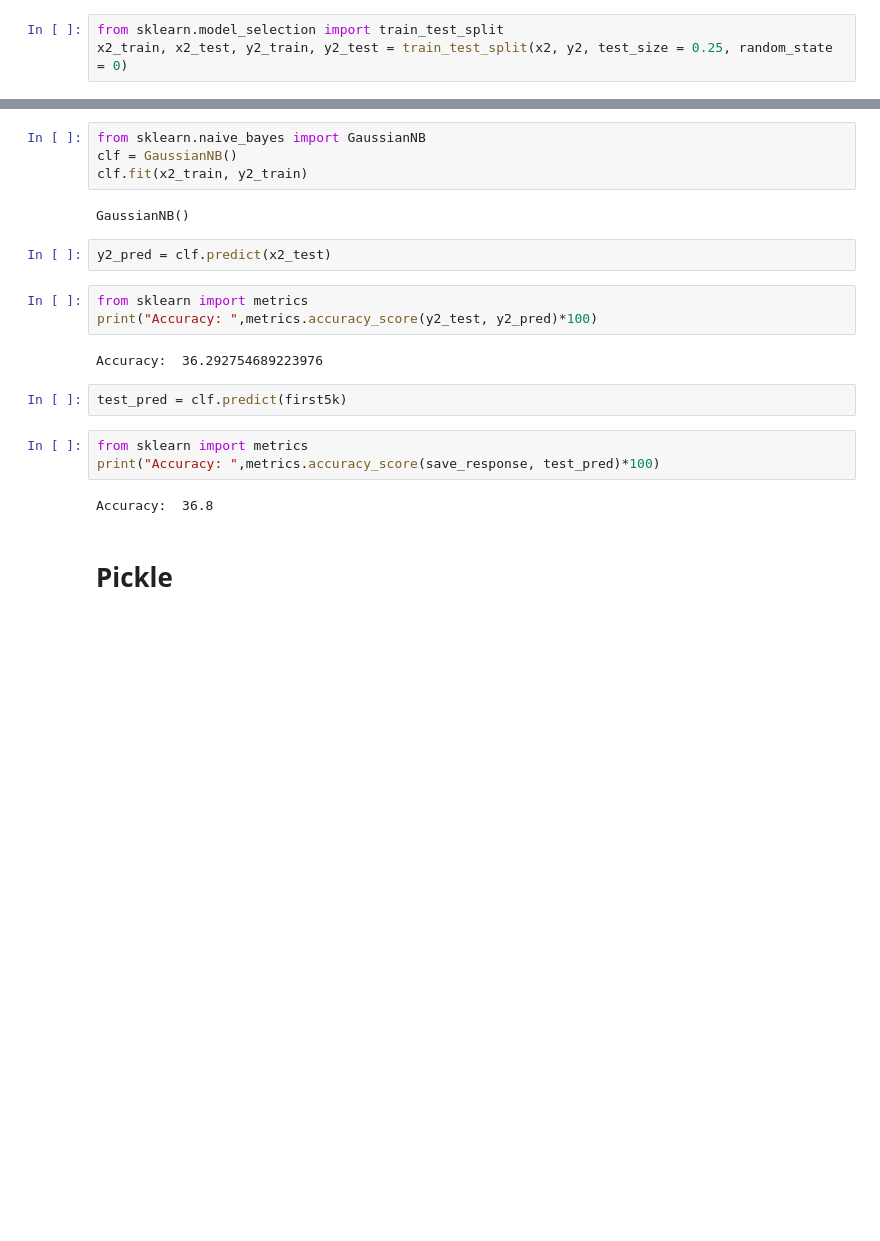
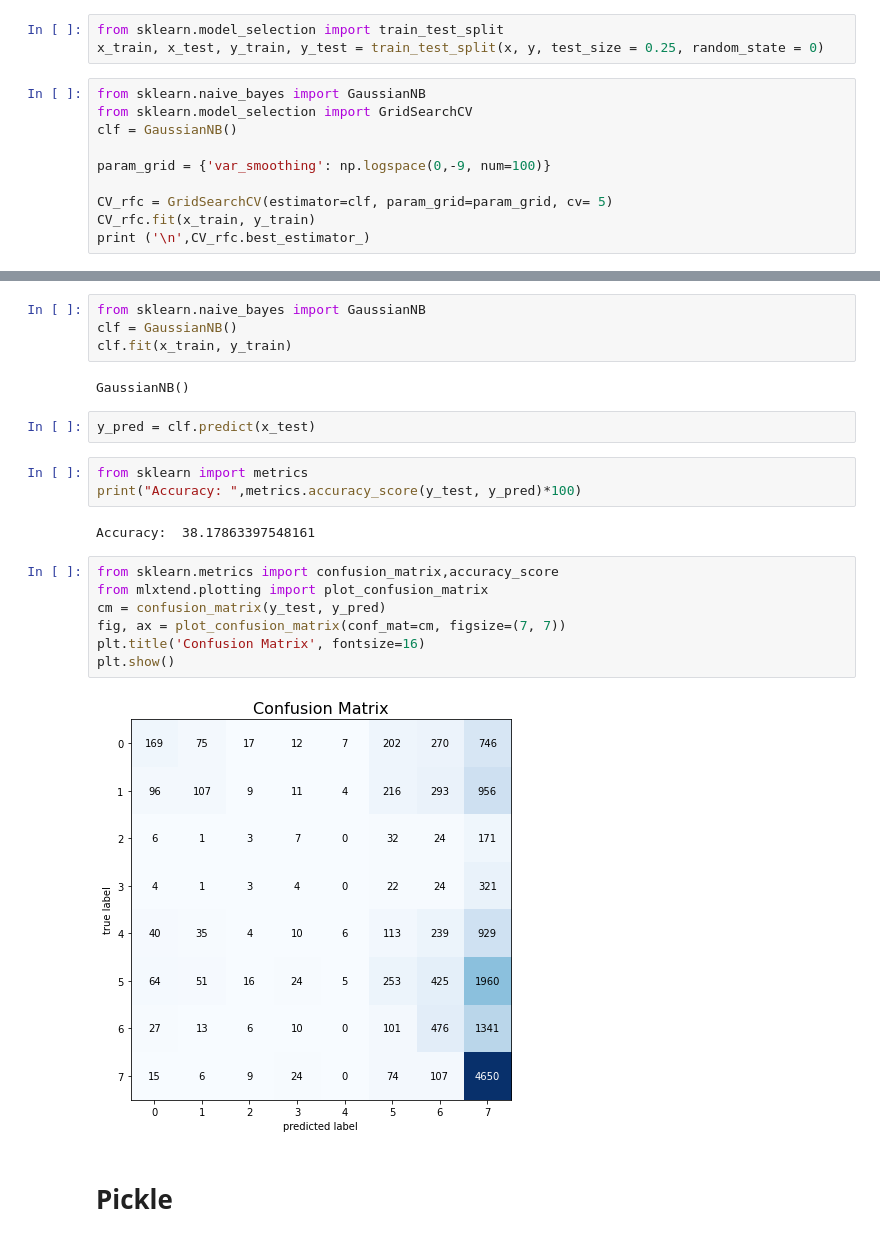
Before and after one commit to bcmoritz/CapStone, a Jupyter notebook: Code/Pickle_Files/NaiveBayes.ipynb, the cells around one changed output, grey strips where cells are left out. Drawn from its saved outputs; the diff is of its cells as text; blank space fills up the shorter version.

```diff
--- a/Code/Pickle_Files/NaiveBayes.ipynb
+++ b/Code/Pickle_Files/NaiveBayes.ipynb
@@ -98,3 +28,13 @@ None
 # %%
 from sklearn.model_selection import train_test_split
-x2_train, x2_test, y2_train, y2_test = train_test_split(x2, y2, test_size = 0.25, random_state = 0)
+x_train, x_test, y_train, y_test = train_test_split(x, y, test_size = 0.25, random_state = 0)
+# %%
+from sklearn.naive_bayes import GaussianNB
+from sklearn.model_selection import GridSearchCV
+clf = GaussianNB()
+
+param_grid = {'var_smoothing': np.logspace(0,-9, num=100)}
+
+CV_rfc = GridSearchCV(estimator=clf, param_grid=param_grid, cv= 5)
+CV_rfc.fit(x_train, y_train)
+print ('\n',CV_rfc.best_estimator_)
@@ -101,23 +43,25 @@ x2_train, x2_test, y2_train, y2_test = train_test_split(x2, y2, test_size = 0.25
 # %%
 from sklearn.naive_bayes import GaussianNB
 clf = GaussianNB()
-clf.fit(x2_train, y2_train)
+clf.fit(x_train, y_train)
 # %% [output]
 GaussianNB()
 # %%
-y2_pred = clf.predict(x2_test)
+y_pred = clf.predict(x_test)
 # %%
 from sklearn import metrics
-print("Accuracy: ",metrics.accuracy_score(y2_test, y2_pred)*100)
+print("Accuracy: ",metrics.accuracy_score(y_test, y_pred)*100)
 # %% [output]
-Accuracy:  36.292754689223976
+Accuracy:  38.17863397548161
-# %%
-test_pred = clf.predict(first5k)
-# %%
-from sklearn import metrics
-print("Accuracy: ",metrics.accuracy_score(save_response, test_pred)*100)
-# %% [output]
-Accuracy:  36.8
+# %%
+from sklearn.metrics import confusion_matrix,accuracy_score
+from mlxtend.plotting import plot_confusion_matrix
+cm = confusion_matrix(y_test, y_pred)
+fig, ax = plot_confusion_matrix(conf_mat=cm, figsize=(7, 7))
+plt.title('Confusion Matrix', fontsize=16)
+plt.show()
+# %% [output]
+[figure, added]
 # %% [markdown]
 # Pickle
 # %%
```
Also changed, not shown: parts of 6 cells of this notebook, 3 other files.
